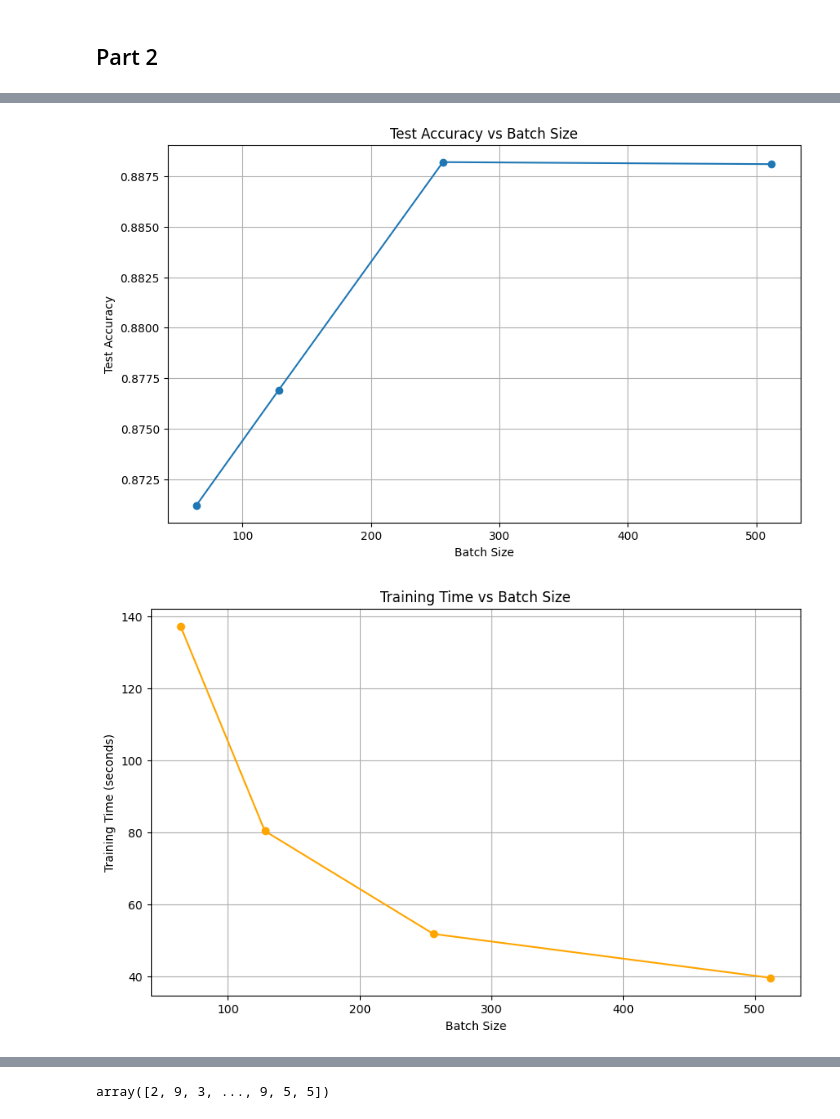
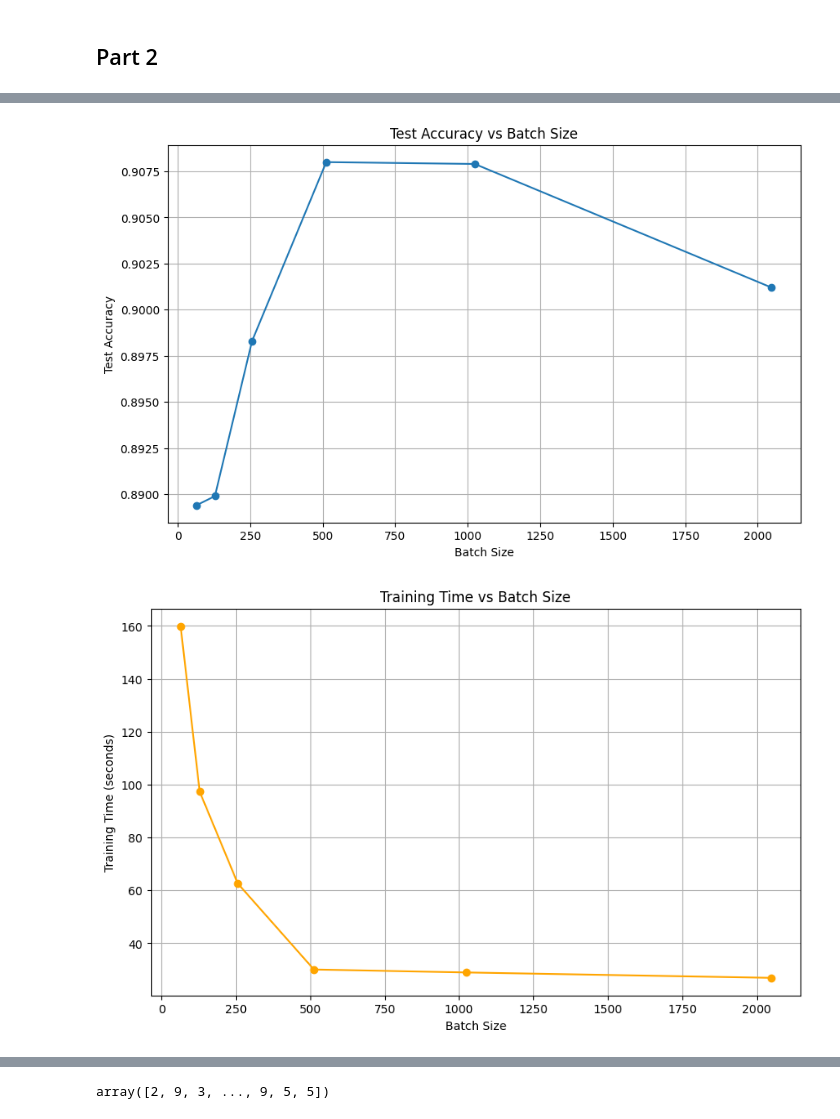
Before and after one commit to Charles980903/Proj2, a Jupyter notebook: Another_copy_of_Untitled5.ipynb, the cells around one changed output, grey strips where cells are left out. Drawn from its saved outputs; the diff is of its cells as text; code cells hidden in the pictures.

```diff
--- a/Another_copy_of_Untitled5.ipynb
+++ b/Another_copy_of_Untitled5.ipynb
@@ -785,6 +816,7 @@ Bottleneck size 400 - Test Accuracy: 0.9037
 # %% [markdown]
 ## Part 2
 # %%
+from re import X
 
 from tensorflow.keras.utils import to_categorical
 from sklearn.model_selection import train_test_split
@@ -794,7 +826,8 @@ x_train = train_images.reshape(-1, 784)
 x_test = test_images.reshape(-1, 784)
 
 # Split into training and validation sets
-x_train, x_val, y_train, y_val = train_test_split(x_train, train_labels, test_size=0.2, random_state=42)
+x_train, x_val, y_train, y_val = x_train, x_test,y_train,test_labels
+
 
 # One-hot encode labels
 y_train = to_categorical(y_train, num_classes=10)
@@ -861,9 +894,9 @@ def extract_bottleneck_features(autoencoder, x_data):
 
 def train_svm(features_train, labels_train, features_test, labels_test):
     svm_classifier = SVC(kernel='linear', C=1.0, random_state=42)
-    svm_classifier.fit(features_train, np.argmax(labels_train, axis=1))
-    train_accuracy = svm_classifier.score(features_train, np.argmax(labels_train, axis=1))
-    test_accuracy = svm_classifier.score(features_test, np.argmax(labels_test, axis=1))
+    svm_classifier.fit(features_train, labels_train)
+    train_accuracy = svm_classifier.score(features_train, labels_train)
+    test_accuracy = svm_classifier.score(features_test, labels_test)
     return train_accuracy, test_accuracy
 # %%
 # Generate the target sets
@@ -904,16 +935,15 @@ def evaluate_R(x_data, y_data):
     penalty_R = tf.reduce_mean(distances)
     return penalty_R.numpy()
 # %%
-# Step 3: Define SAE architecture
+
 def build_sae_with_penalty(input_dim, bottleneck_dim, targets_tensor, lambda_penalty):
     input_layer = Input(shape=(input_dim,))
     encoder = Dense(800, activation='relu')(input_layer)
     encoder = Dense(200, activation='relu')(encoder)
     bottleneck = Dense(bottleneck_dim, activation='linear', name='bottleneck')(encoder)
 
-    labels_input = Input(shape=(num_classes,), name='labels')
-    # Placeholder for the penalty layer (to be added later)
-    penalty_layer = bottleneck
+    labels_input = Input(shape=(num_classes,), name="labels_input")  # One-hot labels
+    penalty_layer = PenaltyLayer(targets_tensor, lambda_penalty)(bottleneck, labels_input)
 
     decoder = Dense(200, activation='relu')(penalty_layer)
     decoder = Dense(800, activation='relu')(decoder)
@@ -1040,7 +1058,7 @@ results_3d = []
 # Loop through each target set and lambda value
 for target_index, targets_tensor in enumerate(target_sets):
     for lambda_penalty in lambda_values:
-        print(f"\nTraining with Target Set {target_index + 1}, Lambda={lambda_penalty}...")
+        print(f"\nTraining with Target Set {target_index + 1}, Lambda={lambda_penalty}, Distance=Minkowski...")
 
         # Define the input layers
         input_layer = Input(shape=(784,), name="input_layer")
@@ -1051,7 +1069,12 @@ for target_index, targets_tensor in enumerate(target_sets):
         encoder = Dense(200, activation='relu')(encoder)
         bottleneck = Dense(64, activation='linear', name='bottleneck')(encoder)
 
-        penalty_layer = PenaltyLayer(targets_tensor, lambda_penalty=lambda_penalty)(bottleneck, labels_input)
+        penalty_layer = PenaltyLayer(
+            targets=targets_tensor,
+            lambda_penalty=lambda_penalty,
+            distance_metric='minkowski',
+            p=3
+        )(bottleneck, labels_input)
 
         decoder = Dense(200, activation='relu')(penalty_layer)
         decoder = Dense(800, activation='relu')(decoder)
@@ -1171,7 +1199,13 @@ def build_sae_with_penalty_final(bottleneck_dim, targets_tensor, lambda_penalty,
 
     # Penalty Layer
     labels_input = Input(shape=(num_classes,), name="labels_input")  # One-hot labels
-    penalty_layer = PenaltyLayer(targets_tensor, lambda_penalty)(bottleneck, labels_input)
+    penalty_layer = PenaltyLayer(
+            targets=targets_tensor,
+            lambda_penalty=lambda_penalty,
+            distance_metric='minkowski',
+            p=3
+        )(bottleneck, labels_input)
+
 
     # Decoder
     decoder = Dense(200, activation='relu', name="decoder_1")(penalty_layer)
@@ -1192,7 +1226,7 @@ def extract_features_with_penalty(autoencoder, x_data, y_data):
 
 
 # Define the batch sizes to test
-batch_sizes = [64, 128, 256, 512]
+batch_sizes = [64, 128, 256, 512,1024,2048]
 
 # Store results
 batch_size_results = []
@@ -1203,7 +1237,7 @@ for batch_size in batch_sizes:
     # Define and compile the model
     autoencoder_with_penalty = build_sae_with_penalty_final(
         bottleneck_dim=64,
-        lambda_penalty=0.4,
+        lambda_penalty=0.8,
         targets_tensor=targets_tensor
     )
     autoencoder_with_penalty.compile(
@@ -1294,5 +1328,5 @@ Epoch 6/50
-[figure, old version]
+[figure, new version]
-[figure, old version]
+[figure, new version]
 # %%
 # Define SAE architecture with Penalty Layer
 autoencoder_with_penalty = build_sae_with_penalty_final(
```
Also changed, not shown: parts of 19 cells of this notebook.
